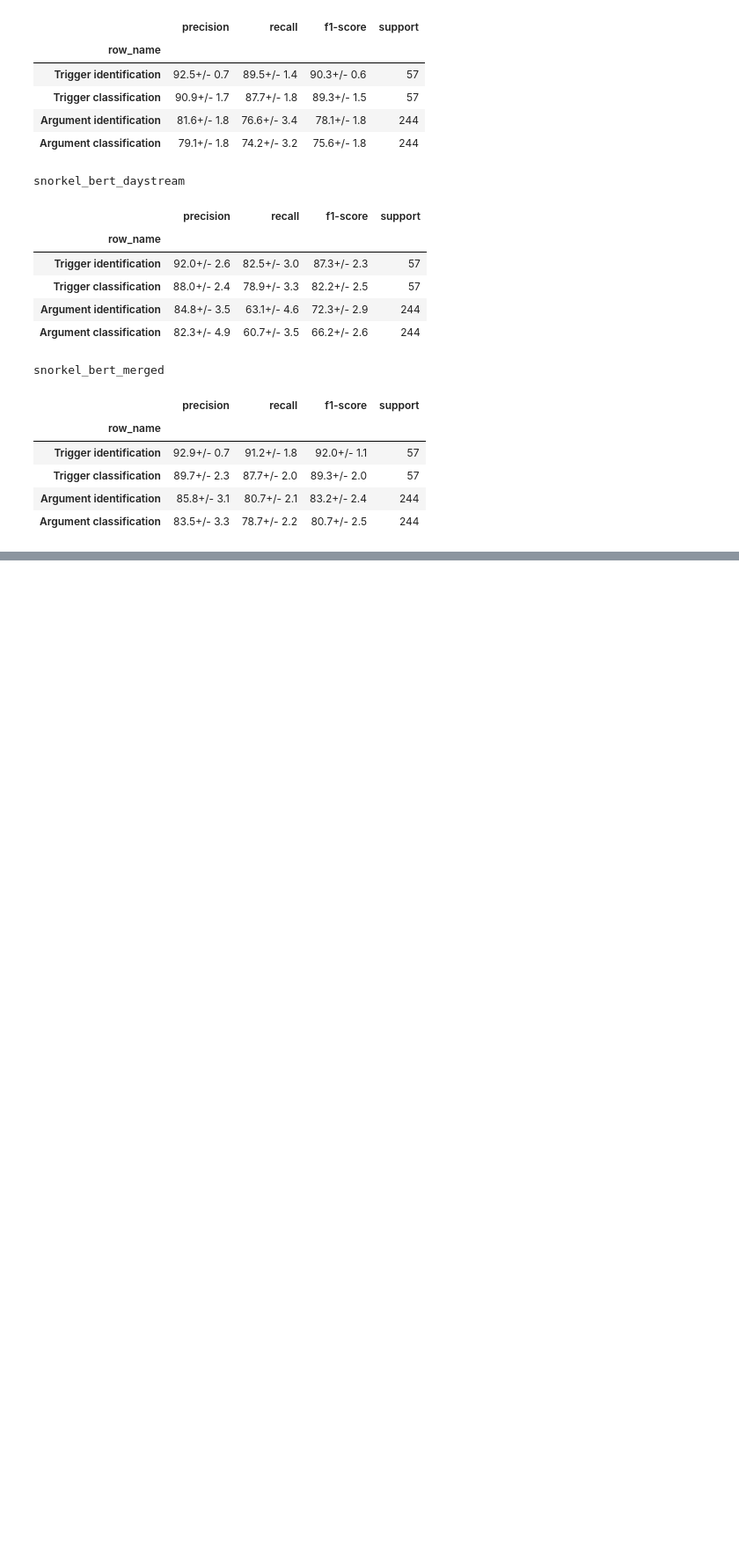
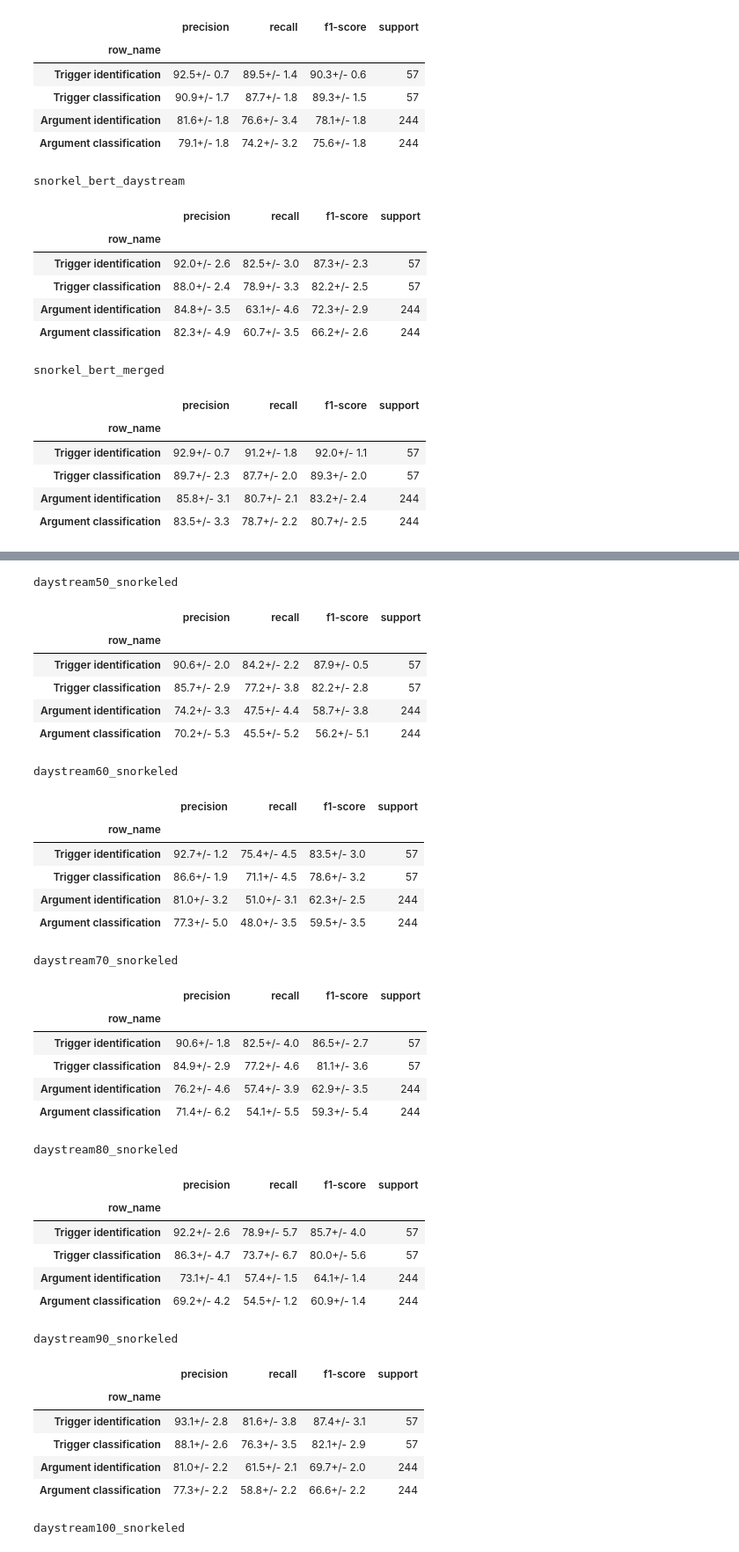
Before and after one commit to DFKI-NLP/eventx, a Jupyter notebook: analysis/notebooks/eventx_analysis.ipynb, the cells around one changed output, grey strips where cells are left out. Shown at 88% size. Drawn from its saved outputs; the diff is of its cells as text; code cells hidden in the pictures; blank space fills up the shorter version.

```diff
--- a/analysis/notebooks/eventx_analysis.ipynb
+++ b/analysis/notebooks/eventx_analysis.ipynb
@@ -381,0 +417,10 @@ for model_name in model_names:
+# %%
+# increasing training data over 5 different sample runs: getting a bunch of entity_tags vocabulary key errors (removed from evaluation)
+model_names = [f'daystream{percentage}_snorkeled' for percentage in range(50,101,10)]
+model_base_path = Path("../../data/runs/increasing_train_data")
+runs = 6
+trigger_metrics, argument_metrics = {}, {}
+for model_name in model_names:
+    print(model_name)
+    model_paths = [model_base_path.joinpath(f'samples_{run+1}/{model_name}') for run in range(runs)]
+    trigger_metrics[model_name], argument_metrics[model_name] = evaluate.summize_multiple_runs(model_paths, test_docs)
@@ -405,0 +486,46 @@ progression_table.plot()
+# %%
+for model_name in model_names:
+    print(model_name)
+    formatted_trigger = evaluate.format_classification_report(evaluate.get_median_std(trigger_metrics[model_name]), make_string=True)
+    formatted_argument = evaluate.format_classification_report(evaluate.get_median_std(argument_metrics[model_name]), make_string=True)
+    formatted_metrics = pd.concat([formatted_trigger, formatted_argument])
+    formatted_metrics.set_index('row_name', inplace=True)
+    display(formatted_metrics.loc[['Trigger identification', 'Trigger classification', 'Argument identification', 'Argument classification']])
+    print('\n')
+# %% [output]
+daystream50_snorkeled
+|  | precision | recall | f1-score | support |
+| row_name |  |  |  |  |
+| Trigger identification | 90.6+/- 2.0 | 84.2+/- 2.2 | 87.9+/- 0.5 | 57 |
+| Trigger classification | 85.7+/- 2.9 | 77.2+/- 3.8 | 82.2+/- 2.8 | 57 |
+| Argument identification | 74.2+/- 3.3 | 47.5+/- 4.4 | 58.7+/- 3.8 | 244 |
+| Argument classification | 70.2+/- 5.3 | 45.5+/- 5.2 | 56.2+/- 5.1 | 244 |
+daystream60_snorkeled
+|  | precision | recall | f1-score | support |
+| row_name |  |  |  |  |
+| Trigger identification | 92.7+/- 1.2 | 75.4+/- 4.5 | 83.5+/- 3.0 | 57 |
+| Trigger classification | 86.6+/- 1.9 | 71.1+/- 4.5 | 78.6+/- 3.2 | 57 |
+| Argument identification | 81.0+/- 3.2 | 51.0+/- 3.1 | 62.3+/- 2.5 | 244 |
+| Argument classification | 77.3+/- 5.0 | 48.0+/- 3.5 | 59.5+/- 3.5 | 244 |
+daystream70_snorkeled
+|  | precision | recall | f1-score | support |
+| row_name |  |  |  |  |
+| Trigger identification | 90.6+/- 1.8 | 82.5+/- 4.0 | 86.5+/- 2.7 | 57 |
+| Trigger classification | 84.9+/- 2.9 | 77.2+/- 4.6 | 81.1+/- 3.6 | 57 |
+| Argument identification | 76.2+/- 4.6 | 57.4+/- 3.9 | 62.9+/- 3.5 | 244 |
+| Argument classification | 71.4+/- 6.2 | 54.1+/- 5.5 | 59.3+/- 5.4 | 244 |
+daystream80_snorkeled
+|  | precision | recall | f1-score | support |
+| row_name |  |  |  |  |
+| Trigger identification | 92.2+/- 2.6 | 78.9+/- 5.7 | 85.7+/- 4.0 | 57 |
+| Trigger classification | 86.3+/- 4.7 | 73.7+/- 6.7 | 80.0+/- 5.6 | 57 |
+| Argument identification | 73.1+/- 4.1 | 57.4+/- 1.5 | 64.1+/- 1.4 | 244 |
+| Argument classification | 69.2+/- 4.2 | 54.5+/- 1.2 | 60.9+/- 1.4 | 244 |
+daystream90_snorkeled
+|  | precision | recall | f1-score | support |
+| row_name |  |  |  |  |
+| Trigger identification | 93.1+/- 2.8 | 81.6+/- 3.8 | 87.4+/- 3.1 | 57 |
+| Trigger classification | 88.1+/- 2.6 | 76.3+/- 3.5 | 82.1+/- 2.9 | 57 |
+| Argument identification | 81.0+/- 2.2 | 61.5+/- 2.1 | 69.7+/- 2.0 | 244 |
+| Argument classification | 77.3+/- 2.2 | 58.8+/- 2.2 | 66.6+/- 2.2 | 244 |
+daystream100_snorkeled
```
Also changed, not shown: parts of 14 cells of this notebook, 1 other file.
